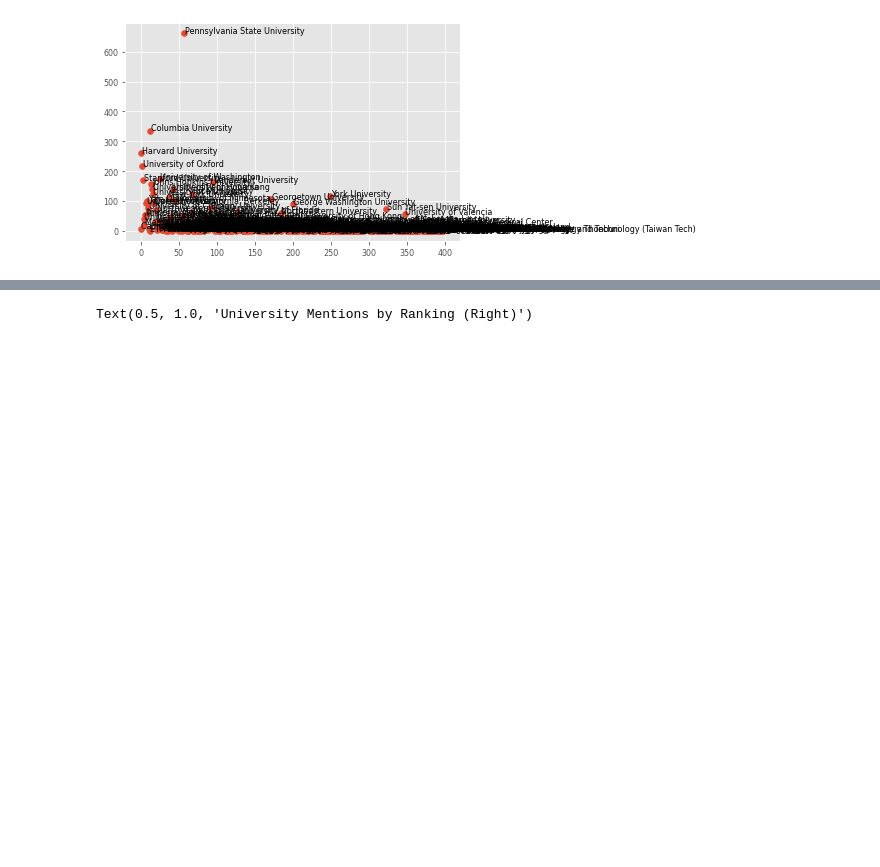
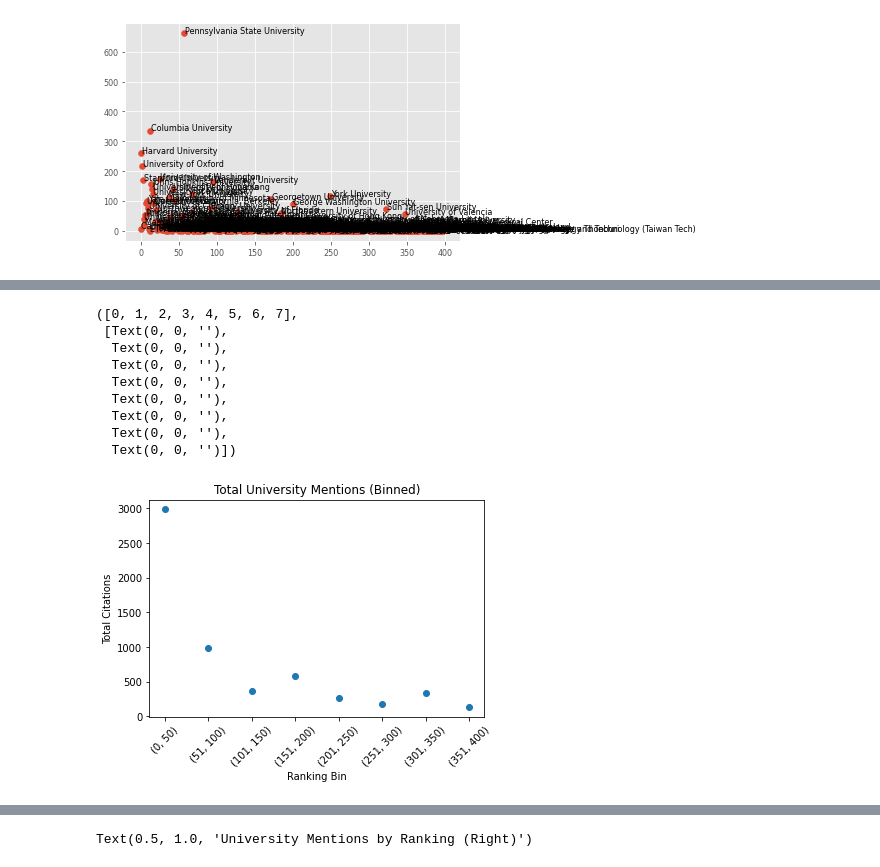
Before and after one commit to rebedorn/macro2, a Jupyter notebook: compare.ipynb, the cells around one changed output, grey strips where cells are left out. Cells and saved outputs as stored; diff of their text form; code cells hidden in the pictures; blank space fills up the shorter version.

```diff
--- a/compare.ipynb
+++ b/compare.ipynb
@@ -956,0 +1111,34 @@ array([[ 1.        , -0.37408574],
+# %%
+N = 401
+bins = pd.DataFrame([np.arange(8)]).T
+bins["range"] = 0
+for i in np.arange(0,8):
+    if i == 0:
+        df_slice = times15.loc[np.arange(i*50,50+i*50)]
+        bins.loc[i,"range"] = str((i*50,50+i*50))
+    else:
+        df_slice = times15.loc[np.arange(1+i*50,50+i*50)]
+        bins.loc[i,"range"] = str((1+i*50,50+i*50))
+    bins.loc[i,"total"] = df_slice['c_total'].sum()
+    bins.loc[i,"average"] = df_slice['c_total'].sum() / 50
+    bins.loc[i,"med"] = np.median(df_slice['c_total'])
+bins = bins.drop(columns=[0])
+
+N = 8
+fig, ax = plt.subplots()
+ax.scatter(bins.range,bins.total)
+plt.xlabel("Ranking Bin")
+plt.ylabel("Total Citations")
+plt.title("Total University Mentions (Binned)")
+plt.xticks(rotation=45)
+# %% [output]
+([0, 1, 2, 3, 4, 5, 6, 7],
+ [Text(0, 0, ''),
+  Text(0, 0, ''),
+  Text(0, 0, ''),
+  Text(0, 0, ''),
+  Text(0, 0, ''),
+  Text(0, 0, ''),
+  Text(0, 0, ''),
+  Text(0, 0, '')])
+[figure, added]
```
Also changed, not shown: parts of 19 cells of this notebook.
